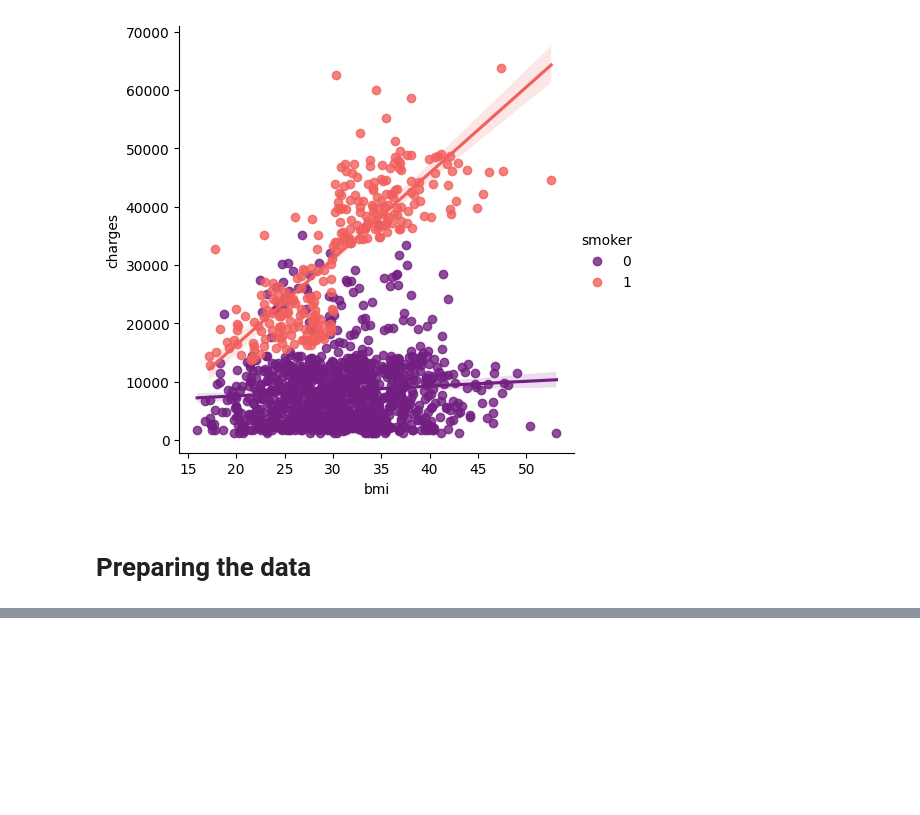
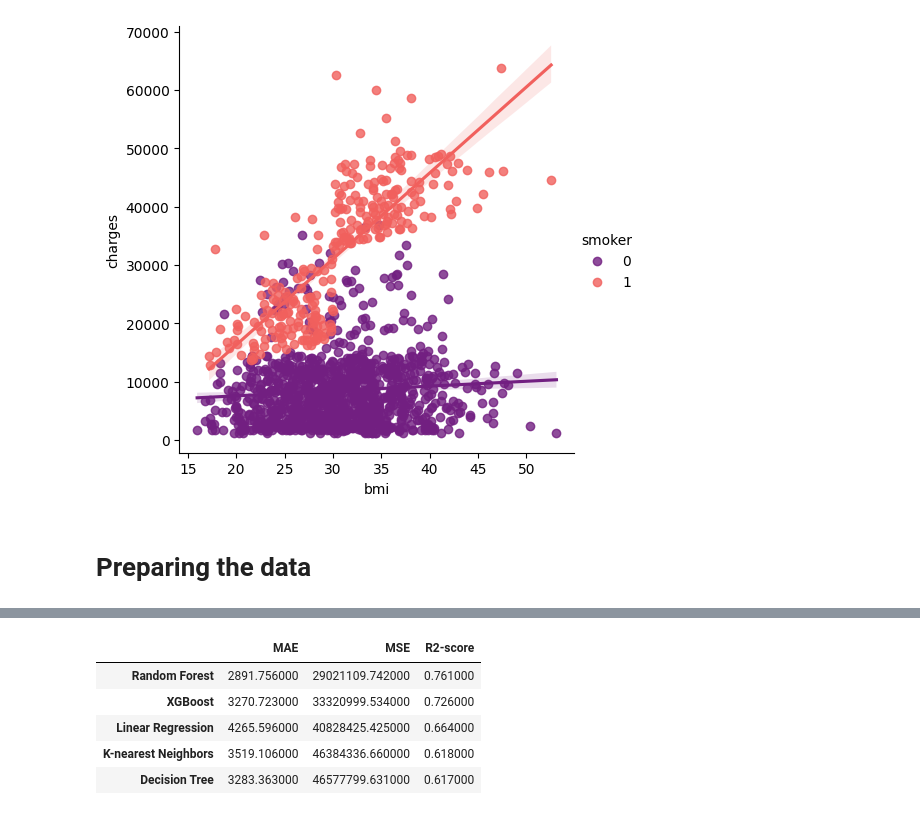
Before and after one commit to INCREDIBLE-AURNOB/Predict-personal-medical-cost, a Jupyter notebook: Personal_medical_cost.ipynb, the cells around one changed output, grey strips where cells are left out. Cells and saved outputs as stored; diff of their text form; code cells hidden in the pictures; blank space fills up the shorter version.

```diff
--- a/Personal_medical_cost.ipynb
+++ b/Personal_medical_cost.ipynb
@@ -157,0 +178,2 @@ y=df.charges
+# %%
+X_train,X_test,y_train,y_test=train_test_split(X,y,test_size=0.2)
@@ -157,0 +188,5 @@ y=df.charges
+# %%
+scaler=StandardScaler()
+scaler.fit(X_train)
+X_train=scaler.fit_transform(X_train)
+X_test=scaler.transform(X_test)
@@ -157,0 +209,25 @@ y=df.charges
+# %%
+regressors = {
+    'Linear Regression' : LinearRegression(),
+    'Decision Tree' : DecisionTreeRegressor(),
+    'Random Forest' : RandomForestRegressor(n_estimators=100,random_state=1,n_jobs=-1),
+    'K-nearest Neighbors' : KNeighborsRegressor(n_neighbors=1),
+    'XGBoost' : XGBRegressor()
+}
+results=pd.DataFrame(columns=['MAE','MSE','R2-score'])
+for method,func in regressors.items():
+    model = func.fit(X_train,y_train)
+    pred = model.predict(X_test)
+    results.loc[method]= [np.round(mean_absolute_error(y_test,pred),3),
+                          np.round(mean_squared_error(y_test,pred),3),
+                          np.round(r2_score(y_test,pred),3)
+                         ]
+# %%
+results.sort_values('R2-score',ascending=False).style.background_gradient(cmap='Greens',subset=['R2-score'])
+# %% [output]
+|  | MAE | MSE | R2-score |
+| Random Forest | 2891.756000 | 29021109.742000 | 0.761000 |
+| XGBoost | 3270.723000 | 33320999.534000 | 0.726000 |
+| Linear Regression | 4265.596000 | 40828425.425000 | 0.664000 |
+| K-nearest Neighbors | 3519.106000 | 46384336.660000 | 0.618000 |
+| Decision Tree | 3283.363000 | 46577799.631000 | 0.617000 |
```
Also changed, not shown: parts of 6 cells of this notebook.
